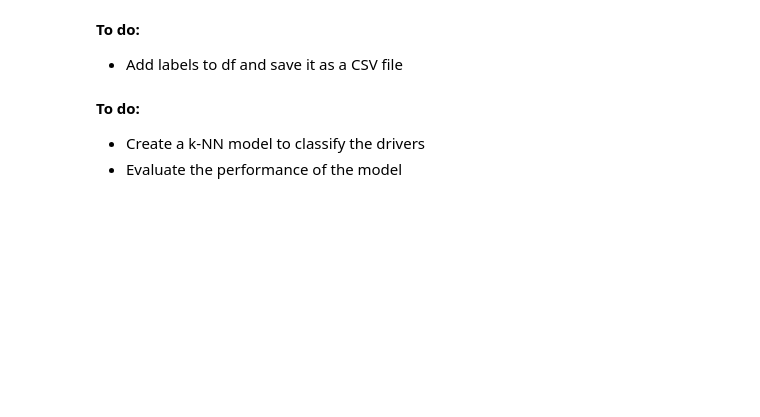
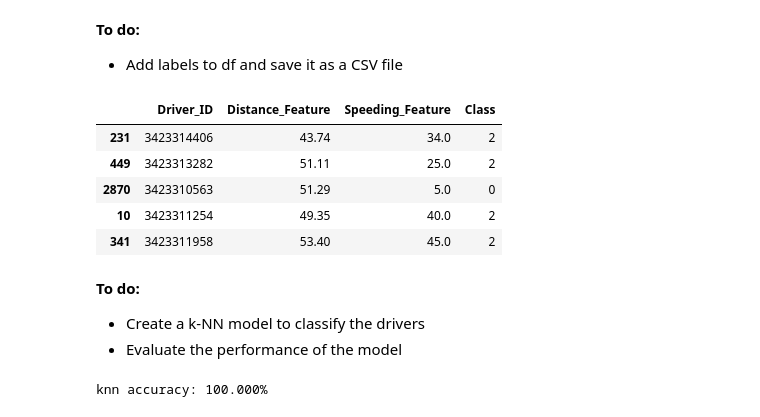
Before and after one commit to wooihaw/pai_dec2023, a Jupyter notebook: Part_3/handson_3/handson_3d.ipynb, the cells around one changed output. Cells and saved outputs as stored; diff of their text form; code cells hidden in the pictures; blank space fills up the shorter version.

```diff
--- a/Part_3/handson_3/handson_3d.ipynb
+++ b/Part_3/handson_3/handson_3d.ipynb
@@ -32,7 +44,31 @@ plt.show()
 # %% [markdown]
 **To do:**
 - Add labels to df and save it as a CSV file
+# %%
+df['Class'] = km.labels_
+df.to_csv('drivers_labelled.csv', index=False)
+df.sample(5)
+# %% [output]
+|  | Driver_ID | Distance_Feature | Speeding_Feature | Class |
+| 231 | 3423314406 | 43.74 | 34.0 | 2 |
+| 449 | 3423313282 | 51.11 | 25.0 | 2 |
+| 2870 | 3423310563 | 51.29 | 5.0 | 0 |
+| 10 | 3423311254 | 49.35 | 40.0 | 2 |
+| 341 | 3423311958 | 53.40 | 45.0 | 2 |
 # %% [markdown]
 **To do:**
 - Create a k-NN model to classify the drivers
 - Evaluate the performance of the model
+# %%
+from sklearn.neighbors import KNeighborsClassifier
+from sklearn.model_selection import train_test_split as split
+
+X = df.drop(columns=['Driver_ID', 'Class'])
+y = df['Class']
+
+X_train, X_test, y_train, y_test = split(X, y, test_size=0.25, random_state=42)
+
+knn = KNeighborsClassifier(n_neighbors=3).fit(X_train, y_train)
+print(f'knn accuracy: {knn.score(X_test, y_test):.3%}')
+# %% [output]
+knn accuracy: 100.000%
```
Also changed, not shown: parts of 2 cells of this notebook, 1 other file.
